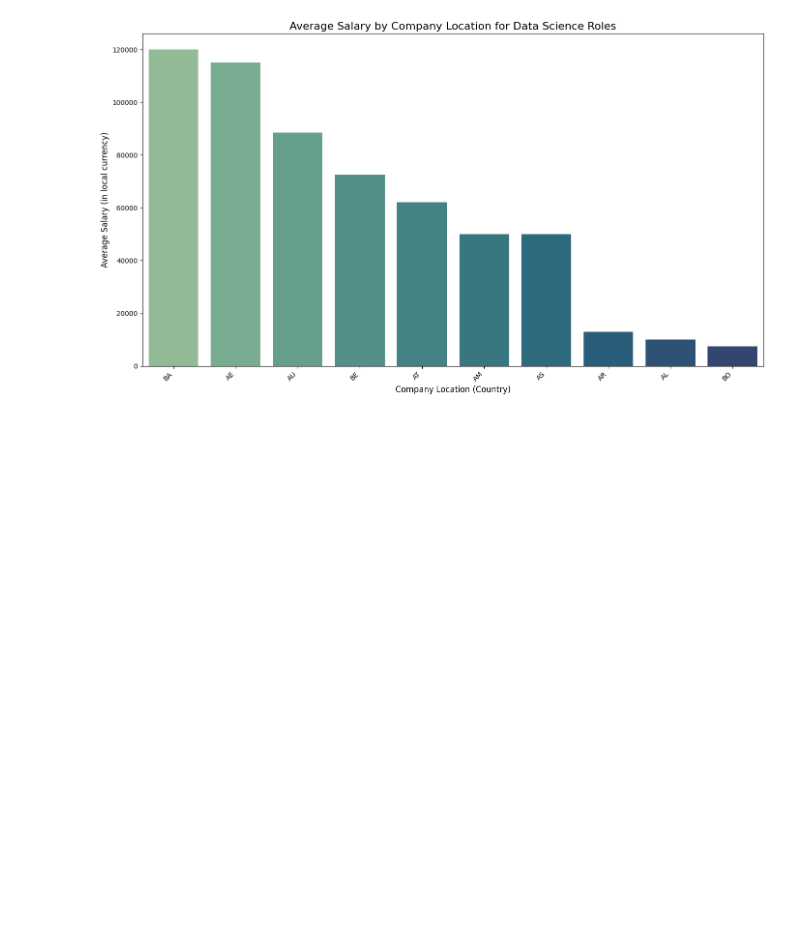
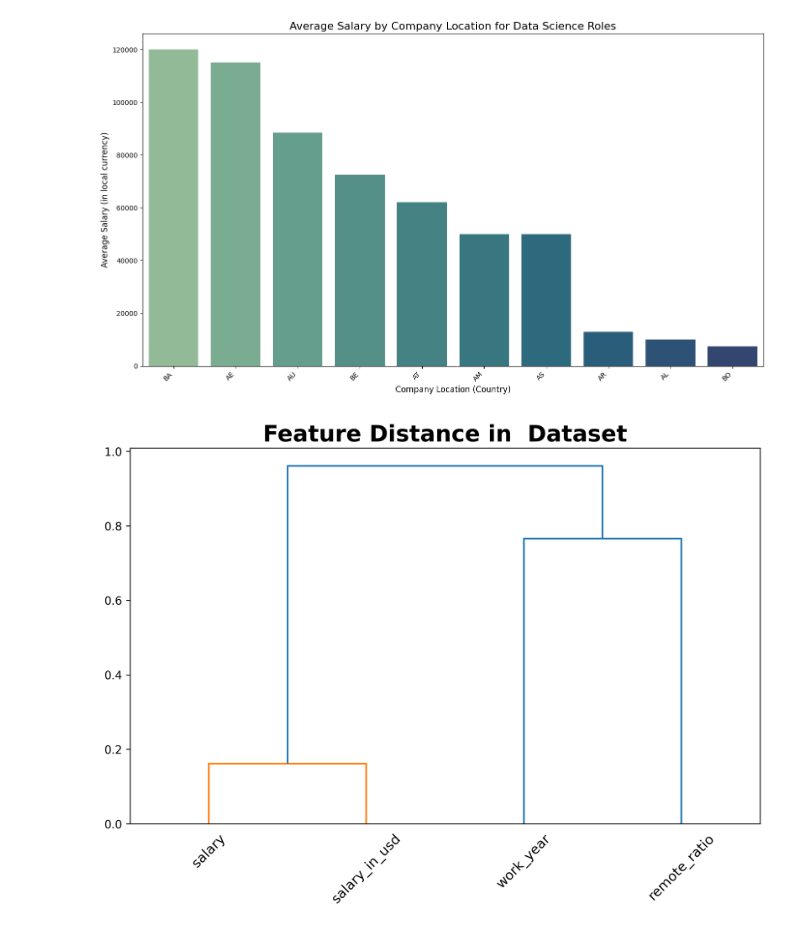
Before and after one commit to ahmedhassan456/data_science_salaries_in_2023, a Jupyter notebook: data_science_salaries.ipynb, the cells around one changed output. Cells and saved outputs as stored; diff of their text form; code cells hidden in the pictures; blank space fills up the shorter version.

```diff
--- a/data_science_salaries.ipynb
+++ b/data_science_salaries.ipynb
@@ -301,3 +317,16 @@ plt.tight_layout()
 plt.show()
 # %% [output]
 [figure]
+# %%
+def distance(data, label = ''):
+    corr = data.corr(method = 'spearman')
+    dist_linkage = linkage(squareform(1 - abs(corr)), 'complete')
+
+    plt.figure(figsize = (10, 6), dpi = 300)
+    dendro = dendrogram(dist_linkage, labels=data.columns, leaf_rotation=45)
+    plt.title(f'Feature Distance in {label} Dataset', weight = 'bold', size = 20)
+    plt.show()
+
+distance(df.select_dtypes(include="number"))
+# %% [output]
+[figure, added]
```
Also changed, not shown: parts of 7 cells of this notebook.
